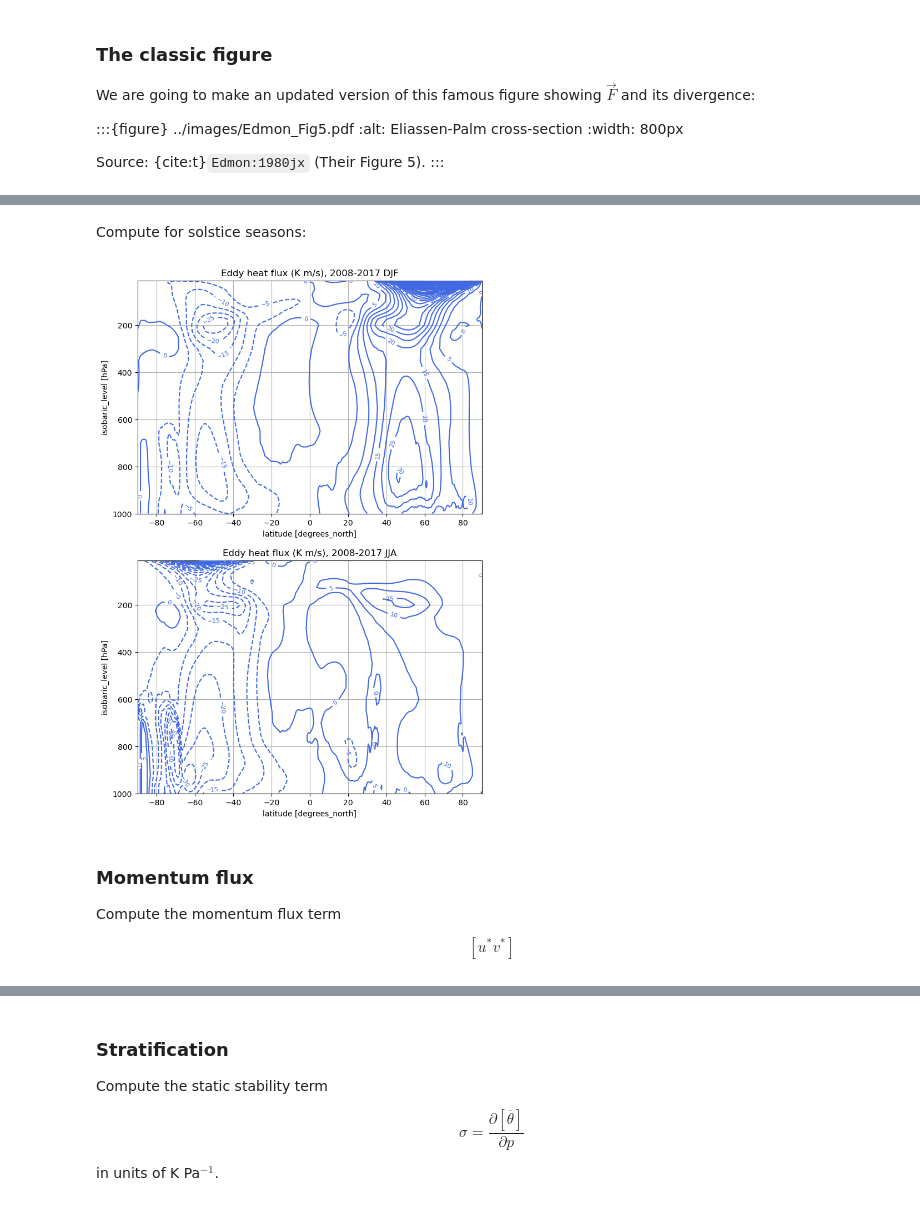
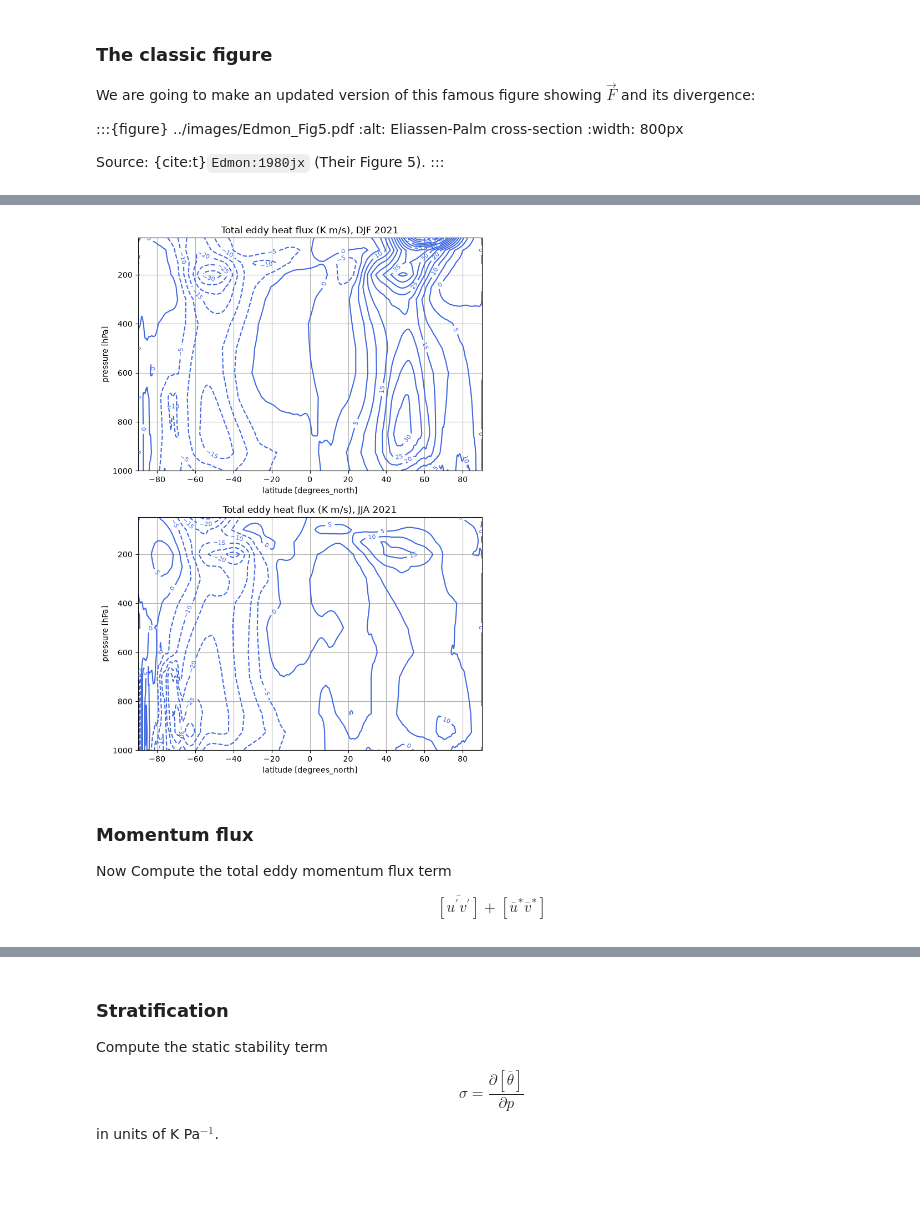
Before and after one commit to brian-rose/general-circulation, a Jupyter notebook: lectures/tem.ipynb, the cells around one changed output, grey strips where cells are left out. Cells and saved outputs as stored; diff of their text form; code cells hidden in the pictures; blank space fills up the shorter version.

```diff
--- a/lectures/tem.ipynb
+++ b/lectures/tem.ipynb
@@ -332,0 +252,3 @@ Omega = 2*np.pi / sidereal_period  # Earth's angular rotation rate (radians / se
+# %%
+uv_components = compute_flux_components(v, u, uv)
+vT_components = compute_flux_components(v, T, vT)
@@ -333,12 +263,16 @@ Omega = 2*np.pi / sidereal_period  # Earth's angular rotation rate (radians / se
 # %%
-p = cfsr_6hourly.lev * 100.  # in units of Pa
-phi = np.deg2rad(cfsr_6hourly.lat)  # in units of radians
+Pa_per_hPa = 100.
 
-from numpy import cos, sin
+pressure_hPa = T.pressure_level
+p = pressure_hPa * Pa_per_hPa  # in units of Pa
+phi = np.deg2rad(T.latitude)  # in units of radians
 
 f = 2*Omega*sin(phi)  # everyone's favorite Coriolis parameter
 # %%
 pref = 1000.  # reference pressure in hPa
 kappa = Rd/cp
 
-theta = T * (pref/cfsr_6hourly.lev)**kappa
+def potential_temperature(T, p = pressure_hPa, pref = pref):
+    return T * (pref/p)**kappa
+
+theta = potential_temperature(T)
@@ -392,2 +284,0 @@ Attributes: (0)
-# %% [markdown]
-Compute for solstice seasons:
@@ -398,24 +285,26 @@ for season in ['DJF', 'JJA']:
+# %%
+heatflux = potential_temperature(vT_components['transient'] + vT_components['stationary'])
 # %%
 levels = np.arange(-400, 401, 5)
 
 fig, axes = plt.subplots(2,1,figsize=(8,12))
 
-for ind, season in enumerate(['DJF', 'JJA']):
+for ind, seas in enumerate(['DJF', 'JJA']):
     ax = axes[ind]
-    thisflux = heatflux_computed[season]
+    thisflux = heatflux.sel(season=seas)
     CS = thisflux.plot.contour(ax=ax,
                                yincrease=False,
                                levels=levels,
                                colors='royalblue',
                                )
     ax.clabel(CS, CS.levels, inline=True, fontsize=8)
-    ax.set_title('Eddy heat flux (K m/s), 2008-2017 {}'.format(season))
+    ax.set_title('Total eddy heat flux (K m/s), {} 2021'.format(seas))
     ax.grid()
 # %% [output]
-[figure, old version]
+[figure, new version]
 # %% [markdown]
 ### Momentum flux
 
-Compute the momentum flux term
+Now Compute the total eddy momentum flux term
 
-$$ [u^* v^*] $$
+$$\overline{[u^\prime v^\prime]} + [\overline{u}^* \overline{v}^*]$$
```
Also changed, not shown: parts of 36 cells of this notebook.
